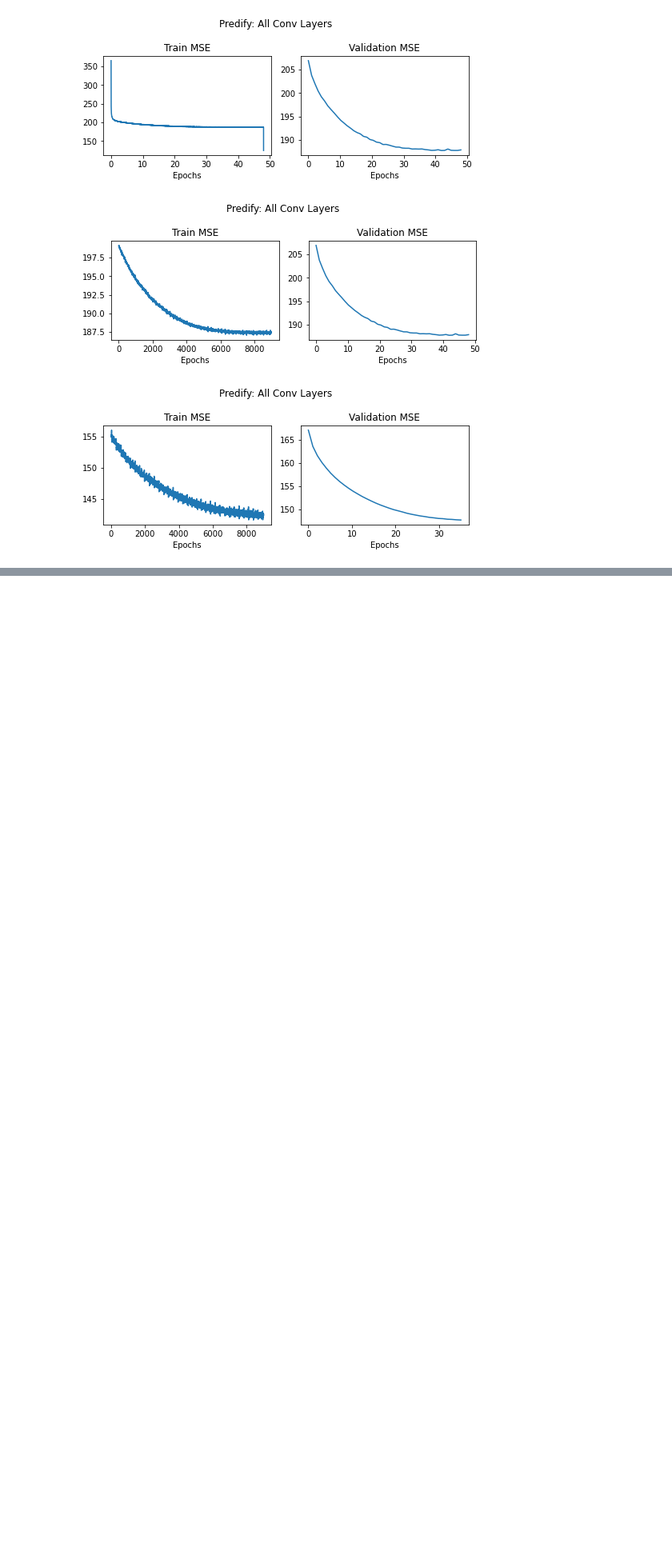
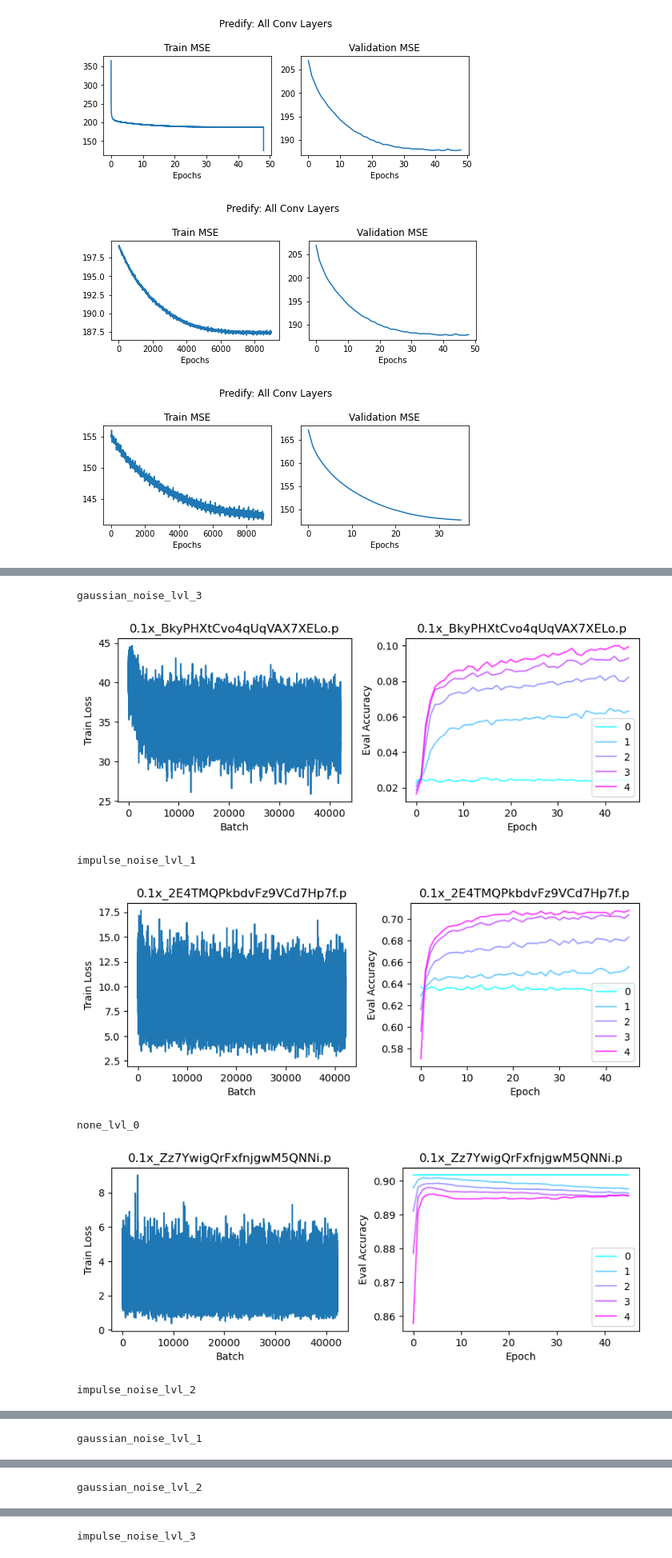
Before and after one commit to chingf/hallucnn-vision, a Jupyter notebook: plot-training-curves.ipynb, the cells around one changed output, grey strips where cells are left out. Shown at 80% size. Cells and saved outputs as stored; diff of their text form; code cells hidden in the pictures; blank space fills up the shorter version.

```diff
--- a/plot-training-curves.ipynb
+++ b/plot-training-curves.ipynb
@@ -91,0 +223,10 @@ smoothed_train.shape
+# %%
+plot_hps('pnet_phaseshuffle')
+# %% [output]
+gaussian_noise_lvl_3
+[figure, added]
+impulse_noise_lvl_1
+[figure, added]
+none_lvl_0
+[figure, added]
+impulse_noise_lvl_2
@@ -91,0 +234 @@ smoothed_train.shape
+gaussian_noise_lvl_1
@@ -91,0 +236 @@ smoothed_train.shape
+gaussian_noise_lvl_2
@@ -91,0 +238 @@ smoothed_train.shape
+impulse_noise_lvl_3
```
Also changed, not shown: parts of 11 cells of this notebook, 2 other files.
